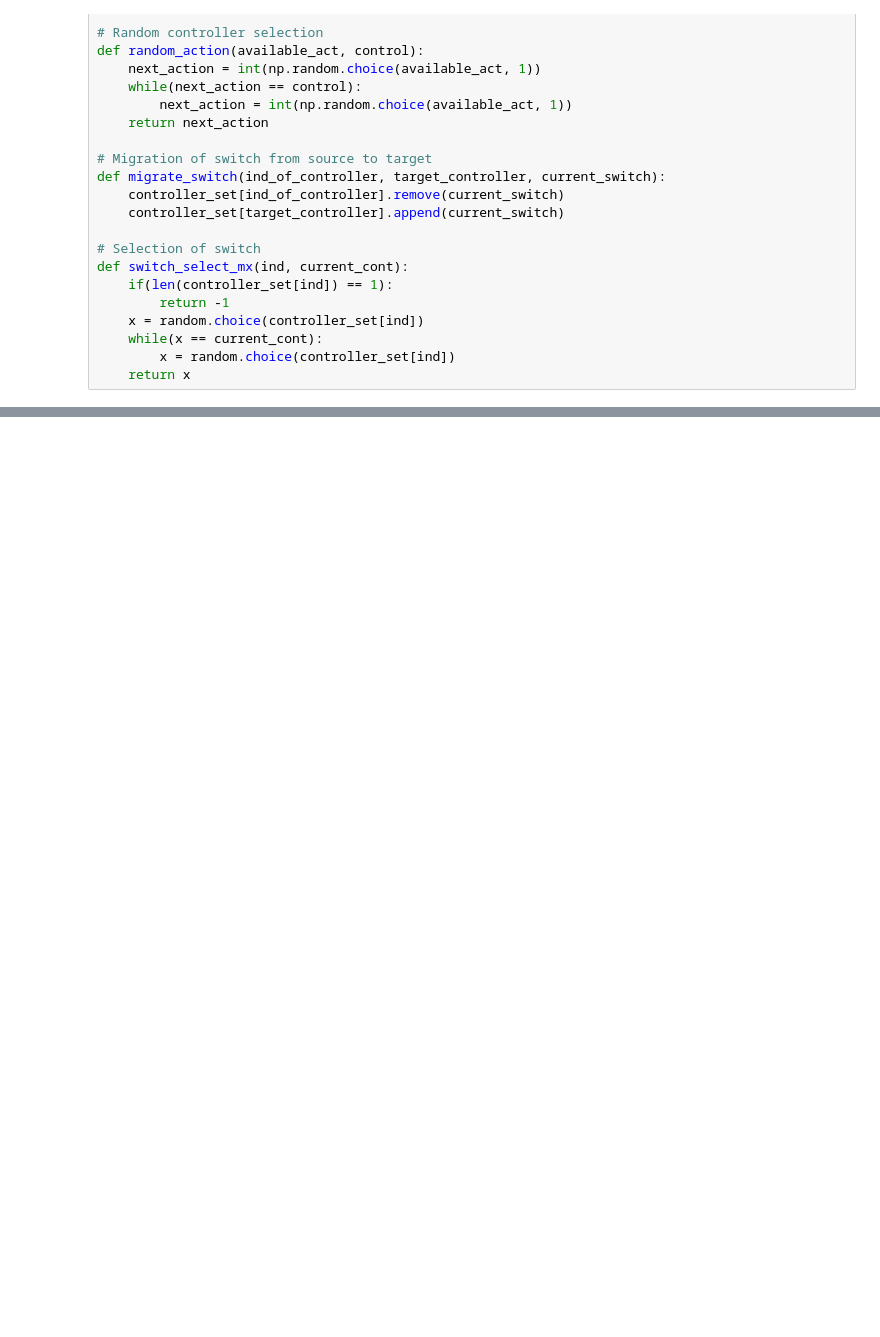
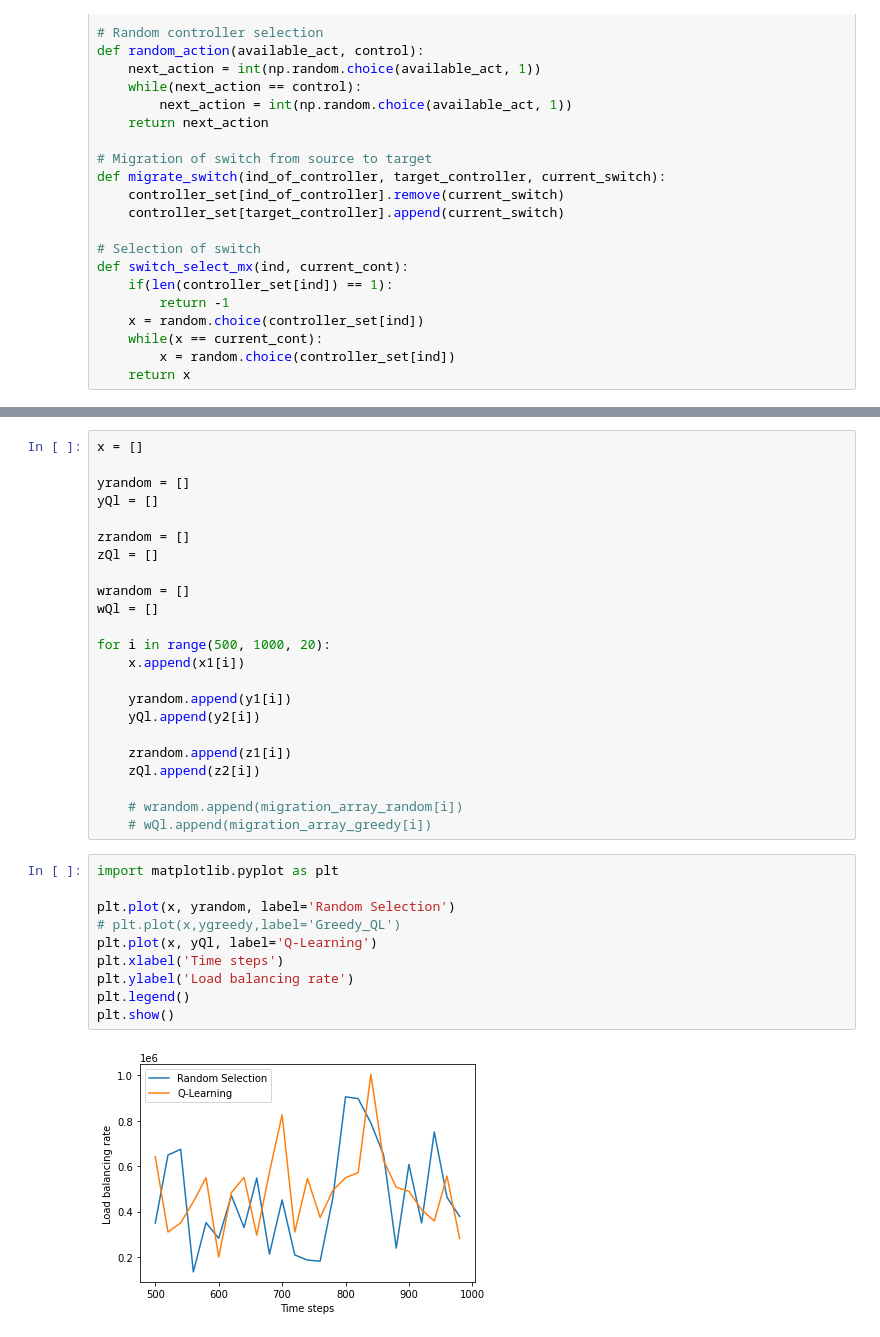
Before and after one commit to Imperial-lord/sdn-controllers-load-balancing, a Jupyter notebook: SDN_Load_Balancing.ipynb, the cells around one changed output, grey strips where cells are left out. Saved outputs shown, nothing was run; the diff lists cells and outputs as text; blank space fills up the shorter version.

```diff
--- a/SDN_Load_Balancing.ipynb
+++ b/SDN_Load_Balancing.ipynb
@@ -253,0 +654,35 @@ def switch_select_mx(ind, current_cont):
+# %%
+x = []
+
+yrandom = []
+yQl = []
+
+zrandom = []
+zQl = []
+
+wrandom = []
+wQl = []
+
+for i in range(500, 1000, 20):
+    x.append(x1[i])
+
+    yrandom.append(y1[i])
+    yQl.append(y2[i])
+
+    zrandom.append(z1[i])
+    zQl.append(z2[i])
+
+    # wrandom.append(migration_array_random[i])
+    # wQl.append(migration_array_greedy[i])
+# %%
+import matplotlib.pyplot as plt
+
+plt.plot(x, yrandom, label='Random Selection')
+# plt.plot(x,ygreedy,label='Greedy_QL')
+plt.plot(x, yQl, label='Q-Learning')
+plt.xlabel('Time steps')
+plt.ylabel('Load balancing rate')
+plt.legend()
+plt.show()
+# %% [output]
+[figure, added]
```
Also changed, not shown: parts of 7 cells of this notebook.
